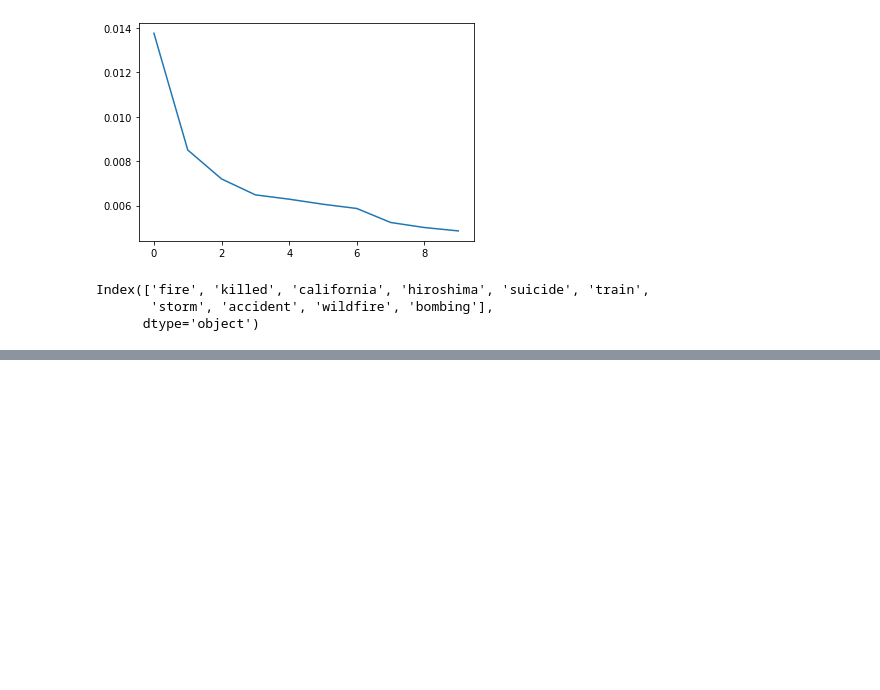
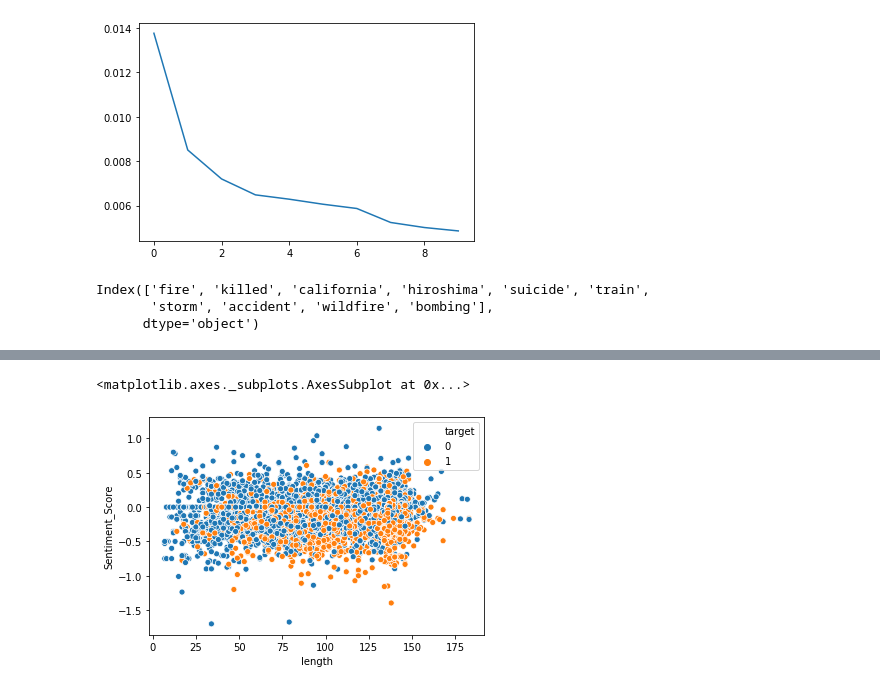
Before and after one commit to SeanScripts/nlp-getting-started, a Jupyter notebook: NLP_Getting_Started.ipynb, the cells around one changed output, grey strips where cells are left out. Cells and saved outputs as stored; diff of their text form; code cells hidden in the pictures; blank space fills up the shorter version.

```diff
--- a/NLP_Getting_Started.ipynb
+++ b/NLP_Getting_Started.ipynb
@@ -600,0 +556,2 @@ Index(['fire', 'killed', 'california', 'hiroshima', 'suicide', 'train',
+# %%
+df = pd.read_csv('sparse.csv')
@@ -600,0 +567,7 @@ Index(['fire', 'killed', 'california', 'hiroshima', 'suicide', 'train',
+# %%
+df['length'] = np.array(list(map(len, df['text'])))
+# %%
+sns.scatterplot(x='length', y='Sentiment_Score', hue='target', data=df)
+# %% [output]
+<matplotlib.axes._subplots.AxesSubplot at 0x...>
+[figure, added]
```
Also changed, not shown: parts of 28 cells of this notebook, 1 other file.
